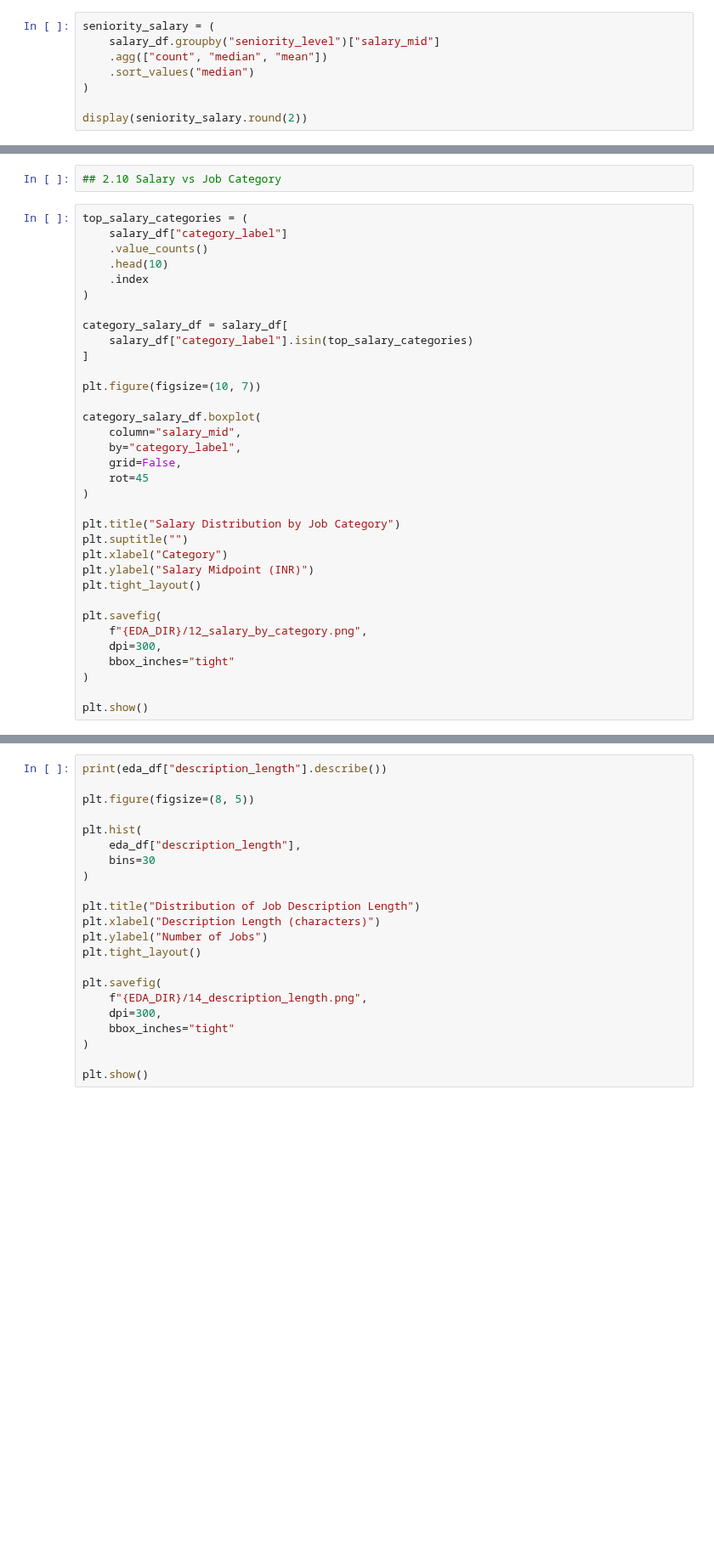
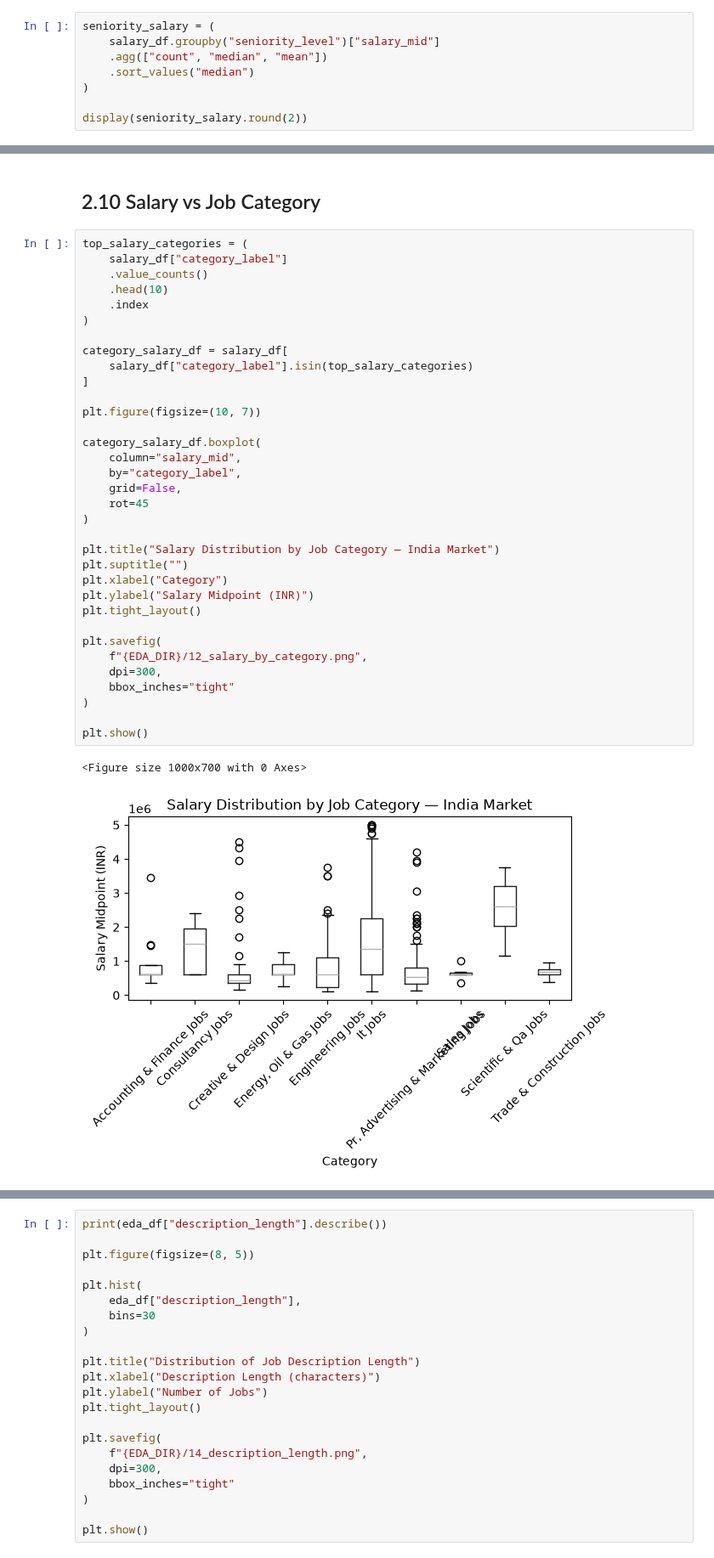
Before and after one commit to anusanth26/Career-Market-Intelligence, a Jupyter notebook: notebooks/career_market_intelligence.ipynb, the cells around one changed output, grey strips where cells are left out. Shown at 85% size. Saved outputs shown, nothing was run; the diff lists cells and outputs as text; blank space fills up the shorter version.

```diff
--- a/notebooks/career_market_intelligence.ipynb
+++ b/notebooks/career_market_intelligence.ipynb
@@ -667,36 +714,39 @@ plt.show()
-# %%
-## 2.10 Salary vs Job Category
+# %% [markdown]
+## 2.10 Salary vs Job Category
 # %%
 top_salary_categories = (
     salary_df["category_label"]
     .value_counts()
     .head(10)
     .index
 )
 
 category_salary_df = salary_df[
     salary_df["category_label"].isin(top_salary_categories)
 ]
 
 plt.figure(figsize=(10, 7))
 
 category_salary_df.boxplot(
     column="salary_mid",
     by="category_label",
     grid=False,
     rot=45
 )
 
-plt.title("Salary Distribution by Job Category")
+plt.title("Salary Distribution by Job Category — India Market")
 plt.suptitle("")
 plt.xlabel("Category")
 plt.ylabel("Salary Midpoint (INR)")
 plt.tight_layout()
 
 plt.savefig(
     f"{EDA_DIR}/12_salary_by_category.png",
     dpi=300,
     bbox_inches="tight"
 )
 
 plt.show()
+# %% [output]
+<Figure size 1000x700 with 0 Axes>
+[figure, added]
```
Also changed, not shown: parts of 16 cells of this notebook, 10 other files.
